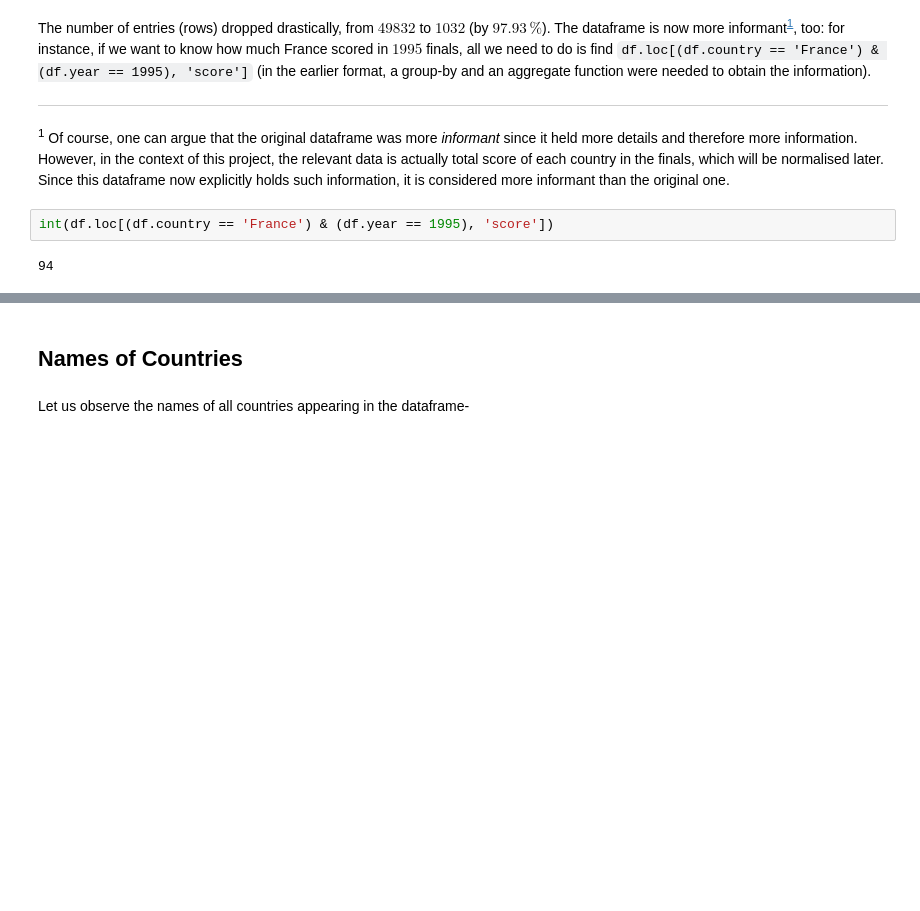
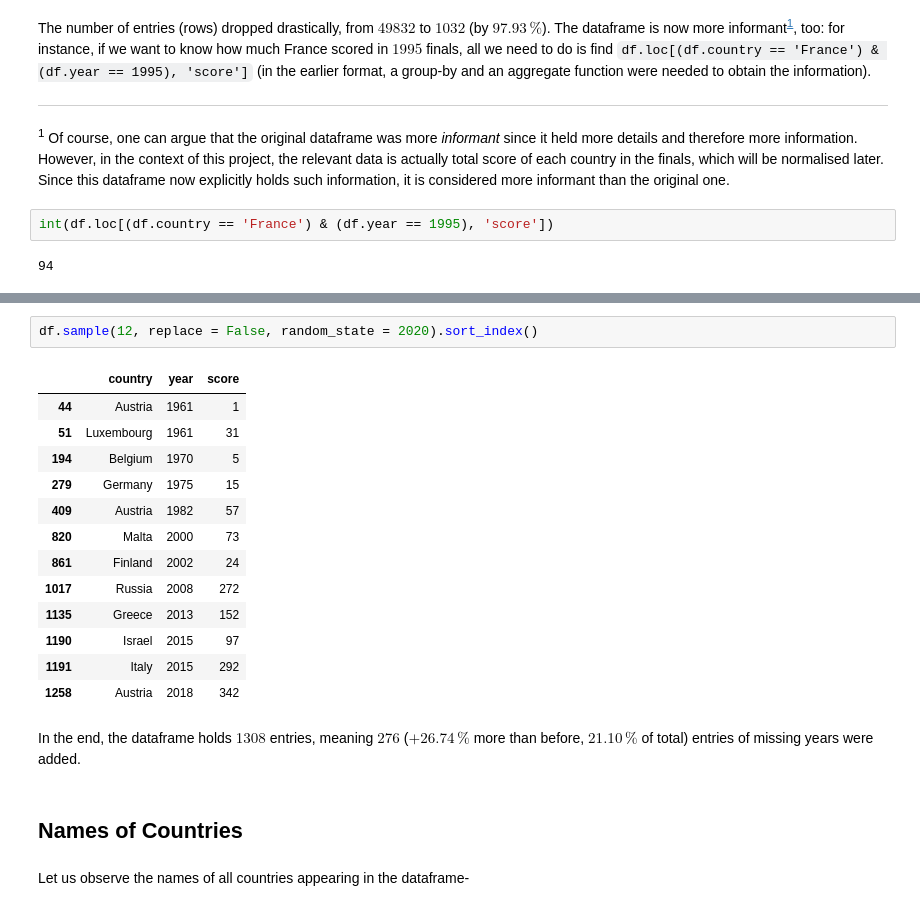
Before and after one commit to DavorPenzar/eurovision, a Jupyter notebook: Transform_Raw_Scores_Data.ipynb, the cells around one changed output, grey strips where cells are left out. Drawn from its saved outputs; the diff is of its cells as text; blank space fills up the shorter version.

```diff
--- a/Transform_Raw_Scores_Data.ipynb
+++ b/Transform_Raw_Scores_Data.ipynb
@@ -243,3 +292,21 @@ int(df.loc[(df.country == 'France') & (df.year == 1995), 'score'])
+# %%
+df.sample(12, replace = False, random_state = 2020).sort_index()
+# %% [output]
+|  | country | year | score |
+| 44 | Austria | 1961 | 1 |
+| 51 | Luxembourg | 1961 | 31 |
+| 194 | Belgium | 1970 | 5 |
+| 279 | Germany | 1975 | 15 |
+| 409 | Austria | 1982 | 57 |
+| 820 | Malta | 2000 | 73 |
+| 861 | Finland | 2002 | 24 |
+| 1017 | Russia | 2008 | 272 |
+| 1135 | Greece | 2013 | 152 |
+| 1190 | Israel | 2015 | 97 |
+| 1191 | Italy | 2015 | 292 |
+| 1258 | Austria | 2018 | 342 |
+# %% [markdown]
+In the end, the dataframe holds $ 1308 $ entries, meaning $ 276 $ ($ {+ 26.74} \, \% $ more than before, $ 21.10 \, \% $ of total) entries of missing years were added.
 # %% [markdown]
 ## Names of Countries
 # %% [markdown]
```
Also changed, not shown: parts of 17 cells of this notebook.
